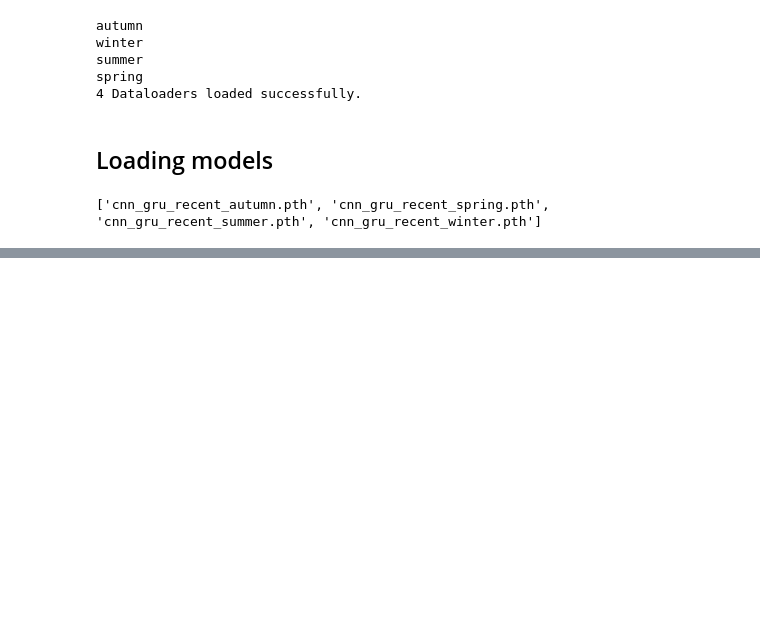
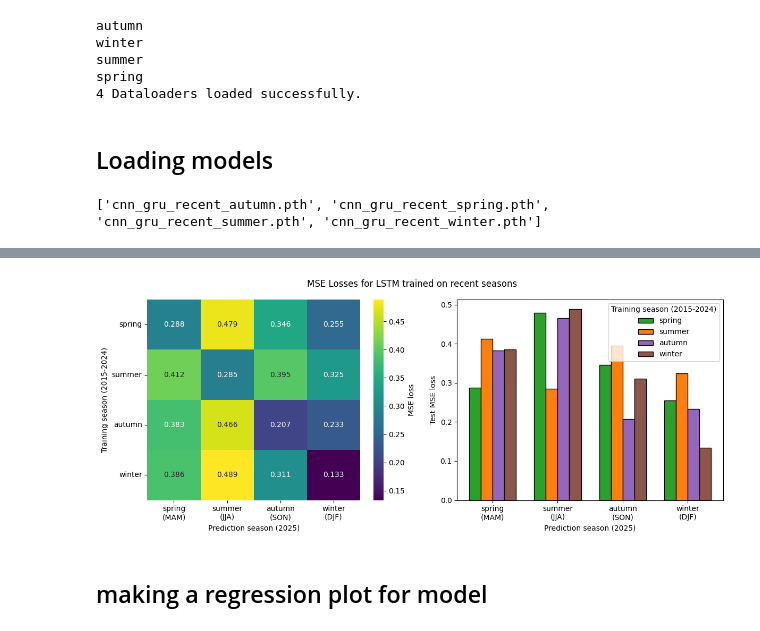
Before and after one commit to CarlaMailin/Predicting-the-Future---Machine-Learning-Weather-Prediction-Model, a Jupyter notebook: topics/training on wrong season - Peter/plot_predict_on_wrong_training.ipynb, the cells around one changed output, grey strips where cells are left out. Saved outputs shown, nothing was run; the diff lists cells and outputs as text; code cells hidden in the pictures; blank space fills up the shorter version.

```diff
--- a/topics/training on wrong season - Peter/plot_predict_on_wrong_training.ipynb
+++ b/topics/training on wrong season - Peter/plot_predict_on_wrong_training.ipynb
@@ -172,0 +500,43 @@ cnn_gru_model_loaded.eval()
+# %%
+fig, axs = plt.subplots(1, 2 , figsize=(12, 5))
+
+
+fig.suptitle(f"MSE Losses for {selected_model} trained on recent seasons")
+
+# left: heatmap (matrix)
+ax0 = axs[0]
+sns.heatmap(df.reindex(index=train_order, columns=pred_order), annot=True, fmt=".3f",
+            cmap="viridis", ax=ax0, cbar_kws={'label': 'MSE loss'})
+ax0.set_xlabel("Prediction season (2025)")
+ax0.set_ylabel(f"Training season ({time['recent']})")
+ax0.set_xticklabels([f"{p}\n({prediction_seasons[p]})" for p in pred_order], rotation=0)
+ax0.set_yticklabels(ax0.get_yticklabels(), rotation=0)
+
+# right: grouped bar plot
+ax1 = axs[1]
+n_pred = len(pred_order)
+n_train = len(train_order)
+x = np.arange(n_pred)
+
+for i, tr in enumerate(train_order):
+    vals = df.loc[tr, pred_order].values
+    positions = x - (n_train - 1) / 2 * bar_width + i * bar_width
+    color = training_seasons.get(tr, None)
+    if isinstance(color, str):
+        color = color.replace(" ", "")
+    ax1.bar(positions, vals, width=bar_width, label=tr, color=color, edgecolor='black')
+
+ax1.set_xticks(x)
+ax1.set_xticklabels([f"{p}\n({prediction_seasons[p]})" for p in pred_order], rotation=0)
+ax1.set_xlabel("Prediction season (2025)")
+ax1.set_ylabel("Test MSE loss")
+ax1.legend(title="Training season (2015-2024)")
+
+plt.tight_layout()
+if False:
+    plt.savefig(f"{image_folder}/{selected_model}_losses_combined_plots.png", dpi=300)
+plt.show()
+# %% [output]
+[figure, added]
+# %% [markdown]
+## making a regression plot for model
```
Also changed, not shown: parts of 16 cells of this notebook, 19 other files.
